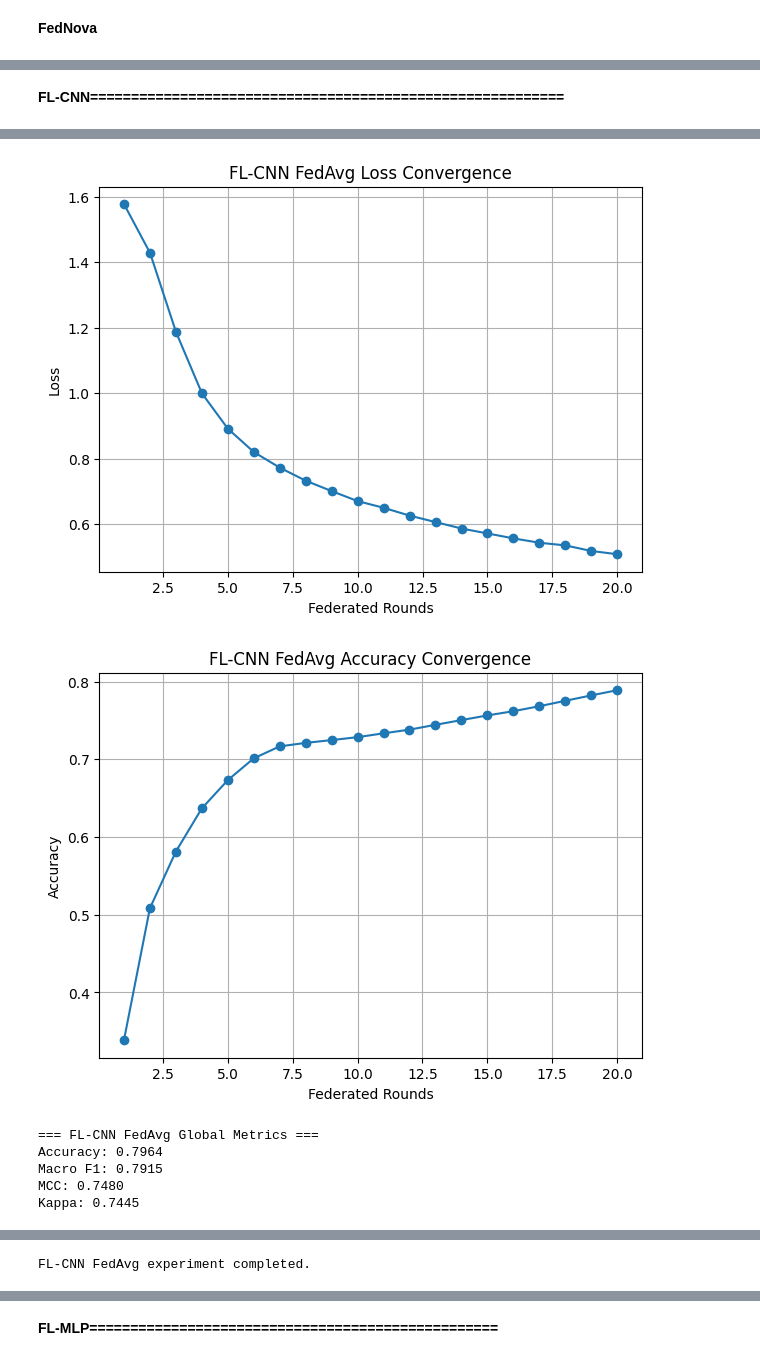
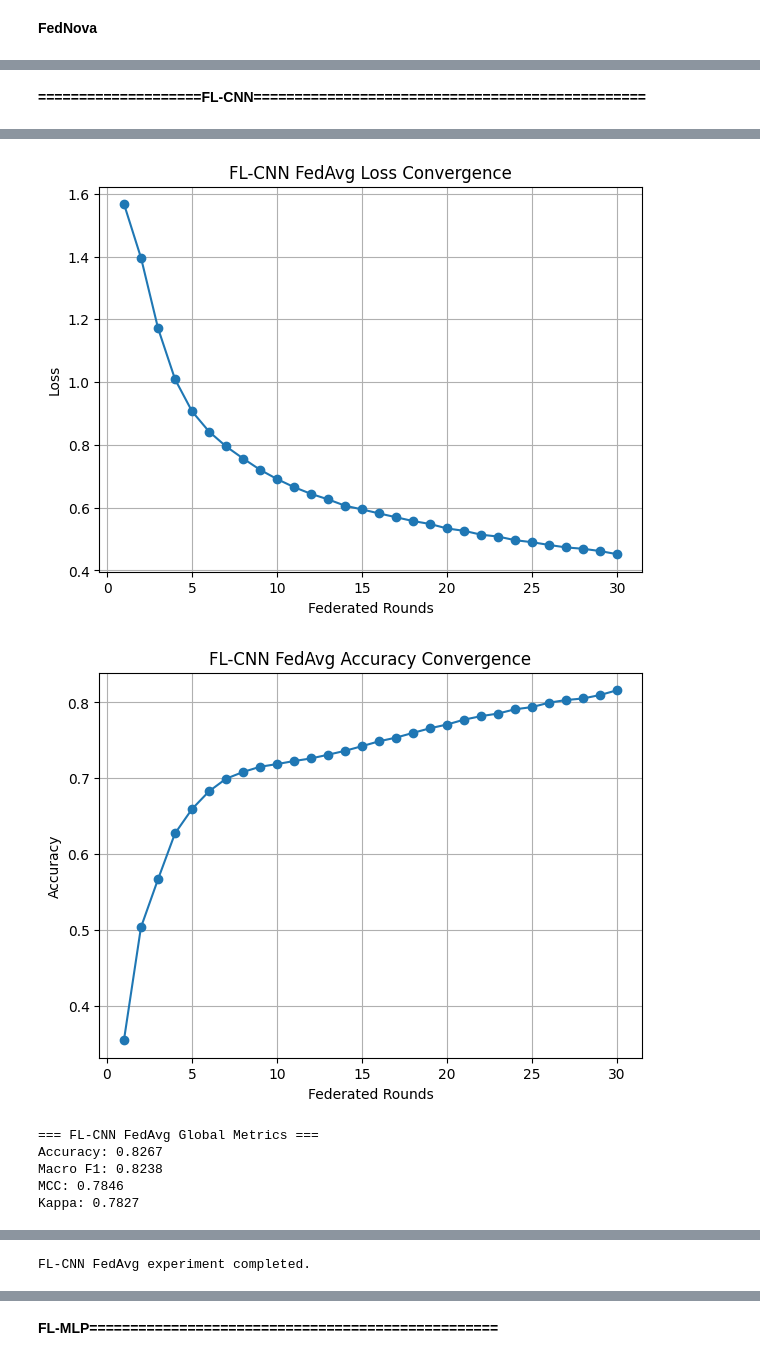
Before and after one commit to asad092/AsadSultan, a Jupyter notebook: fl-need-impro.ipynb, the cells around one changed output, grey strips where cells are left out. Drawn from its saved outputs; the diff is of its cells as text; code cells hidden in the pictures.

```diff
--- a/fl-need-impro.ipynb
+++ b/fl-need-impro.ipynb
@@ -848,7 +929,7 @@ Kappa: 0.9020
 FedNova training complete.
 Results saved to: /kaggle/working/federated_results_GCN_Nova
 # %% [markdown]
-**FL-CNN==========================================================**
+**====================FL-CNN================================================**
 # %%
 # ============================================================
 # Federated CNN (FedAvg) for UAV Intrusion Detection
@@ -877,11 +958,11 @@ from torch.utils.data import DataLoader, TensorDataset
 # CONFIGURATION
 # ---------------------------
 CSV_PATH = "/kaggle/input/uavids-2025/UAVIDS-2025.csv"
-OUTPUT_DIR = "/kaggle/working/fl_cnn_results"
+OUTPUT_DIR = "/kaggle/working/fl_cnn_results_FL(CNN)"
 os.makedirs(OUTPUT_DIR, exist_ok=True)
 
 NUM_CLIENTS = 5
-ROUNDS = 20
+ROUNDS = 30
 LOCAL_EPOCHS = 2
 BATCH_SIZE = 1024
 LR = 1e-3
@@ -1094,7 +1175,7 @@ Round Avg | Loss: 0.5074 | Acc: 0.7889
-[figure, old version]
+[figure, new version]
-[figure, old version]
+[figure, new version]
 === FL-CNN FedAvg Global Metrics ===
-Accuracy: 0.7964
-Macro F1: 0.7915
-MCC: 0.7480
-Kappa: 0.7445
+Accuracy: 0.8267
+Macro F1: 0.8238
+MCC: 0.7846
+Kappa: 0.7827
```
Also changed, not shown: parts of 10 cells of this notebook.
